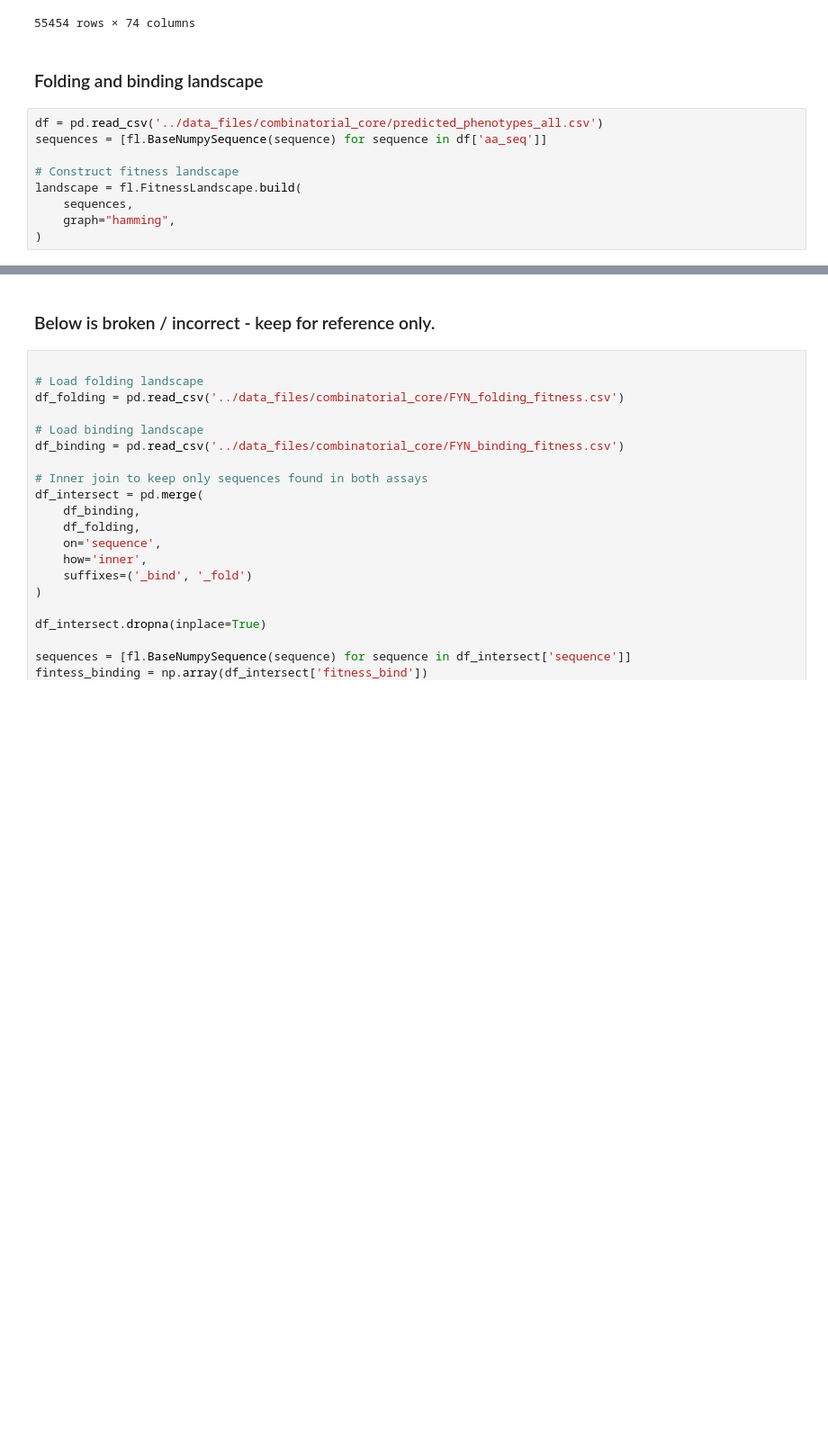
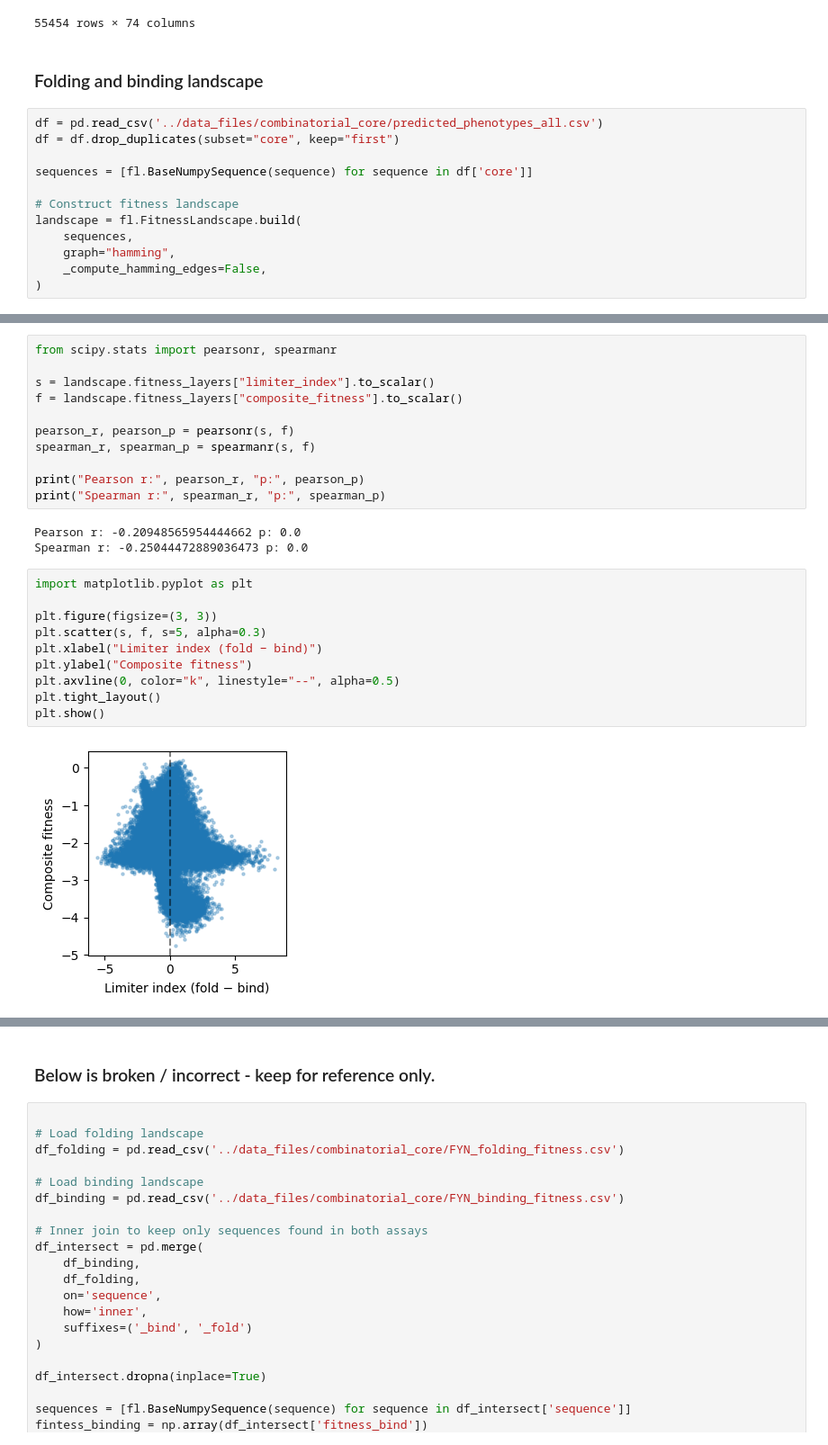
Before and after one commit to RSCJacksonLab/composition-of-constraints, a Jupyter notebook: figure_notebooks_rev/Figure_4.ipynb, the cells around one changed output, grey strips where cells are left out. Shown at 90% size. Cells and saved outputs as stored; diff of their text form; blank space fills up the shorter version.

Commit message:
Updated figure 4

```diff
--- a/figure_notebooks_rev/Figure_4.ipynb
+++ b/figure_notebooks_rev/Figure_4.ipynb
@@ -136,10 +137,13 @@ df
 ### Folding and binding landscape
 # %%
 df = pd.read_csv('../data_files/combinatorial_core/predicted_phenotypes_all.csv')
-sequences = [fl.BaseNumpySequence(sequence) for sequence in df['aa_seq']]
+df = df.drop_duplicates(subset="core", keep="first")
+
+sequences = [fl.BaseNumpySequence(sequence) for sequence in df['core']]
 
 # Construct fitness landscape
 landscape = fl.FitnessLandscape.build(
     sequences,
     graph="hamming",
+    _compute_hamming_edges=False,
 )
@@ -159,0 +320,26 @@ array([1, 1, 1, ..., 2, 2, 2], shape=(55454,))
+# %%
+from scipy.stats import pearsonr, spearmanr
+
+s = landscape.fitness_layers["limiter_index"].to_scalar()
+f = landscape.fitness_layers["composite_fitness"].to_scalar()
+
+pearson_r, pearson_p = pearsonr(s, f)
+spearman_r, spearman_p = spearmanr(s, f)
+
+print("Pearson r:", pearson_r, "p:", pearson_p)
+print("Spearman r:", spearman_r, "p:", spearman_p)
+# %% [output]
+Pearson r: -0.20948565954444662 p: 0.0
+Spearman r: -0.25044472889036473 p: 0.0
+# %%
+import matplotlib.pyplot as plt
+
+plt.figure(figsize=(3, 3))
+plt.scatter(s, f, s=5, alpha=0.3)
+plt.xlabel("Limiter index (fold − bind)")
+plt.ylabel("Composite fitness")
+plt.axvline(0, color="k", linestyle="--", alpha=0.5)
+plt.tight_layout()
+plt.show()
+# %% [output]
+[figure, added]
```
Also changed, not shown: parts of 7 cells of this notebook.
